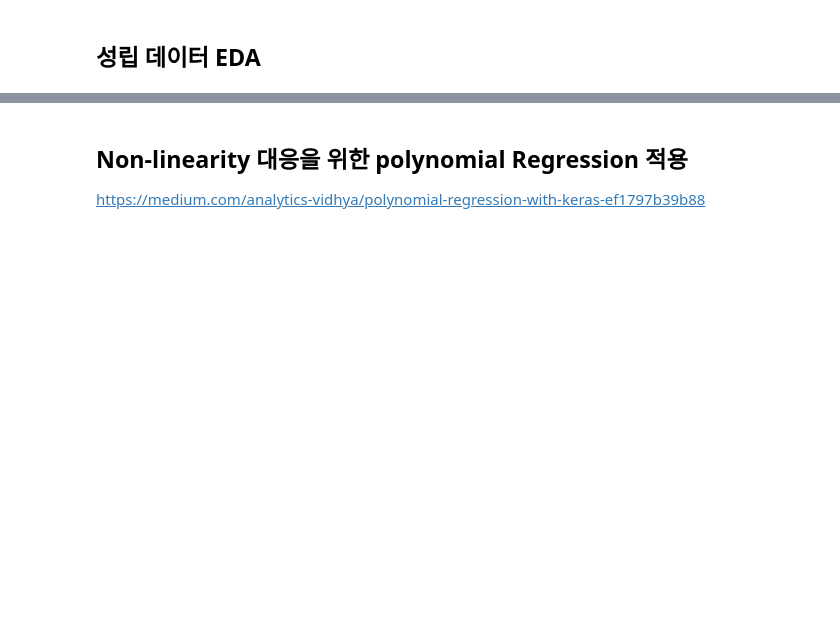
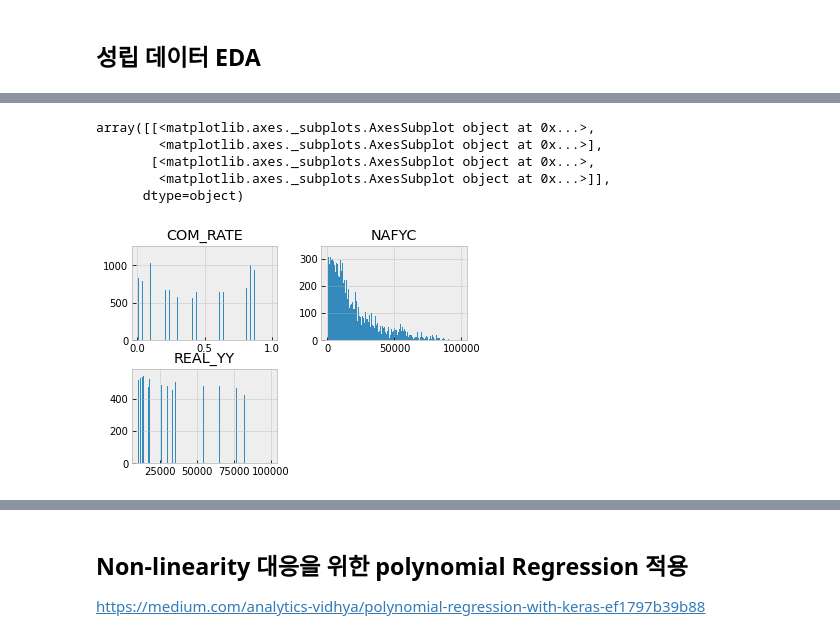
Before and after one commit to dolmani38/non-linear-regression, a Jupyter notebook: Regession_test_0813.ipynb, the cells around one changed output, grey strips where cells are left out. Saved outputs shown, nothing was run; the diff lists cells and outputs as text; code cells hidden in the pictures; blank space fills up the shorter version.

```diff
--- a/Regession_test_0813.ipynb
+++ b/Regession_test_0813.ipynb
@@ -379,0 +384,11 @@ Epoch: 100 - {'loss': 16116565.0, 'soft_5perc_acc': 0.368171751499176, 'soft_10p
+# %%
+# 1만원에서 10만원 이하 놈들만 선택해서 한다.
+ds_e4 = dataset[(dataset['REAL_YY'] > 10000) & (dataset['REAL_YY'] <= 100000)]
+ds_e4.hist(bins=1000)
+# %% [output]
+array([[<matplotlib.axes._subplots.AxesSubplot object at 0x...>,
+        <matplotlib.axes._subplots.AxesSubplot object at 0x...>],
+       [<matplotlib.axes._subplots.AxesSubplot object at 0x...>,
+        <matplotlib.axes._subplots.AxesSubplot object at 0x...>]],
+      dtype=object)
+[figure, added]
```
Also changed, not shown: parts of 46 cells of this notebook.
